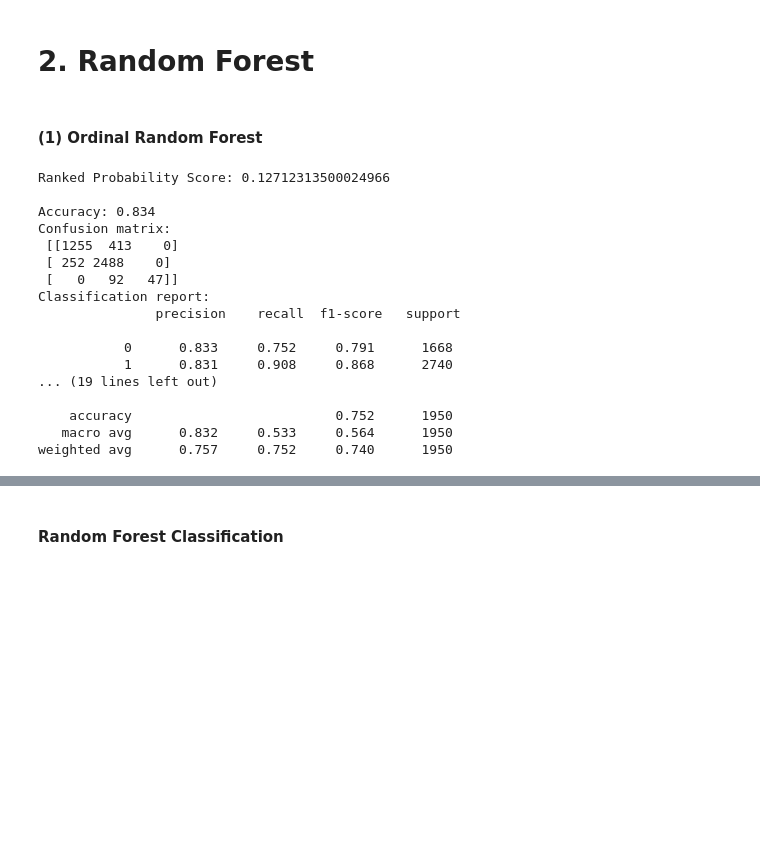
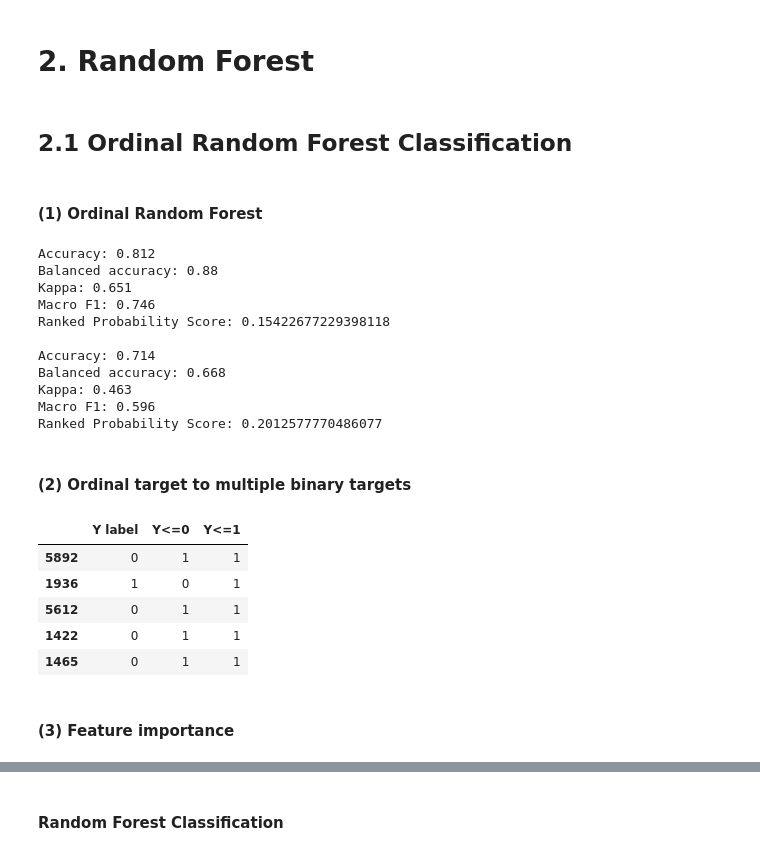
Before and after one commit to veager/OrdinalRandomForest, a Jupyter notebook: tutorial - ordinal random forest.ipynb, the cells around one changed output, grey strips where cells are left out. Cells and saved outputs as stored; diff of their text form; code cells hidden in the pictures; blank space fills up the shorter version.

```diff
--- a/tutorial - ordinal random forest.ipynb
+++ b/tutorial - ordinal random forest.ipynb
@@ -66,10 +66,17 @@ Distribution of train target variables: {0: 1668, 1: 2740, 2: 139}
 Distribution of test target variables: {0: 716, 1: 1175, 2: 59}
 # %% [markdown]
 # 2. Random Forest
+# %% [markdown]
+## 2.1 Ordinal Random Forest Classification
 # %% [markdown]
 #### (1) Ordinal Random Forest
 # %%
-model = OrdinalRandomForestClassifier({'n_estimators': 500, 'max_depth': 8})
+model = OrdinalRandomForestClassifier(
+    probability_joint_type = 'independent',
+    model_params_kwargs = {
+        'n_estimators': 500,
+        'class_weight': 'balanced_subsample',
+        'max_depth': 8})
 model.fit(train_X, train_Y)
 
 # Predict
@@ -77,29 +84,47 @@ model.fit(train_X, train_Y)
 # predict_prob = model.predict_prob(data_X)
 # print(np.sum(np.abs(predict_prob.sum(axis=1) - 1)))
 
-print('Ranked Probability Score:', ranked_probability_score(train_Y.values, model.predict_prob(train_X)), )
+
 utils.print_performance(train_Y, model.predict(train_X))
+print('Ranked Probability Score:', ranked_probability_score(train_Y.values, model.predict_proba(train_X)), )
 
-print('Ranked Probability Score:', ranked_probability_score(test_Y.values, model.predict_prob(test_X)), )
 utils.print_performance(test_Y, model.predict(test_X))
+print('Ranked Probability Score:', ranked_probability_score(test_Y.values, model.predict_proba(test_X)), )
 # %% [output]
-Ranked Probability Score: 0.12712313500024966
+Accuracy: 0.812
+Balanced accuracy: 0.88
+Kappa: 0.651
+Macro F1: 0.746
+Ranked Probability Score: 0.15422677229398118
 
-Accuracy: 0.834
-Confusion matrix:
- [[1255  413    0]
- [ 252 2488    0]
- [   0   92   47]]
-Classification report:
-               precision    recall  f1-score   support
-
-           0      0.833     0.752     0.791      1668
-           1      0.831     0.908     0.868      2740
-... (19 lines left out)
-
-    accuracy                          0.752      1950
-   macro avg      0.832     0.533     0.564      1950
-weighted avg      0.757     0.752     0.740      1950
+Accuracy: 0.714
+Balanced accuracy: 0.668
+Kappa: 0.463
+Macro F1: 0.596
+Ranked Probability Score: 0.2012577770486077
+# %% [markdown]
+#### (2) Ordinal target to multiple binary targets
+# %%
+# check the function convert the ordinal target into binary target (model.create_ordinal_target)
+data_Y_info = pd.concat(
+    [data_Y.rename('Y label', inplace=False),
+     pd.DataFrame(model.create_ordinal_target(data_Y.values),
+         index = data_Y.index, columns = [f'Y<={i}' for i in range(model.n_classes_-1)])],
+    axis=1)
+
+assert np.all(data_Y_info['Y<=1'].values >= data_Y_info['Y<=0'].values)
+# assert np.all(data_Y_info['Y label'] == data_Y_info[['Y<=0', 'Y<=1']].sum(axis=1))
+
+data_Y_info.sample(5)
+# %% [output]
+|  | Y label | Y<=0 | Y<=1 |
+| 5892 | 0 | 1 | 1 |
+| 1936 | 1 | 0 | 1 |
+| 5612 | 0 | 1 | 1 |
+| 1422 | 0 | 1 | 1 |
+| 1465 | 0 | 1 | 1 |
+# %% [markdown]
+#### (3) Feature importance
 # %%
 # Feature importance
 feat_imp = pd.DataFrame(model.feature_importances_, columns=model.classes_[:-1], index=data_X.columns)
```
Also changed, not shown: parts of 4 cells of this notebook, 5 other files.
